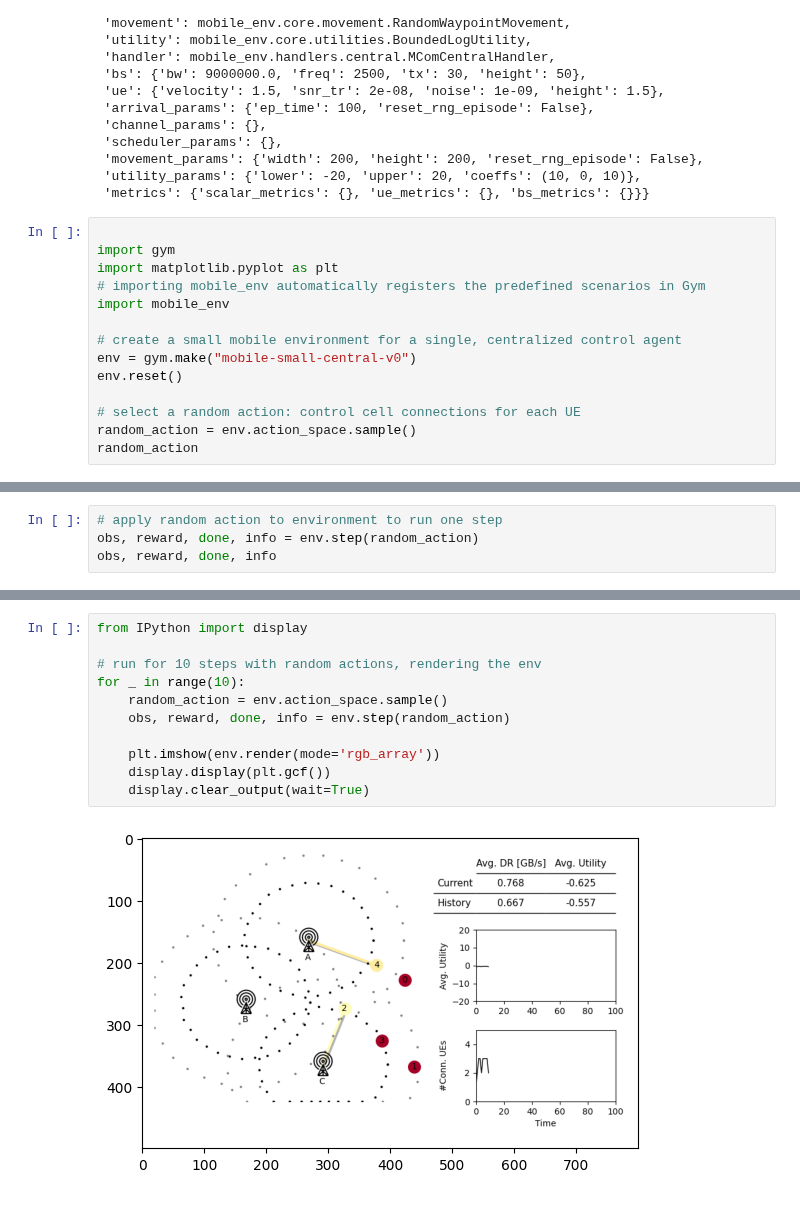
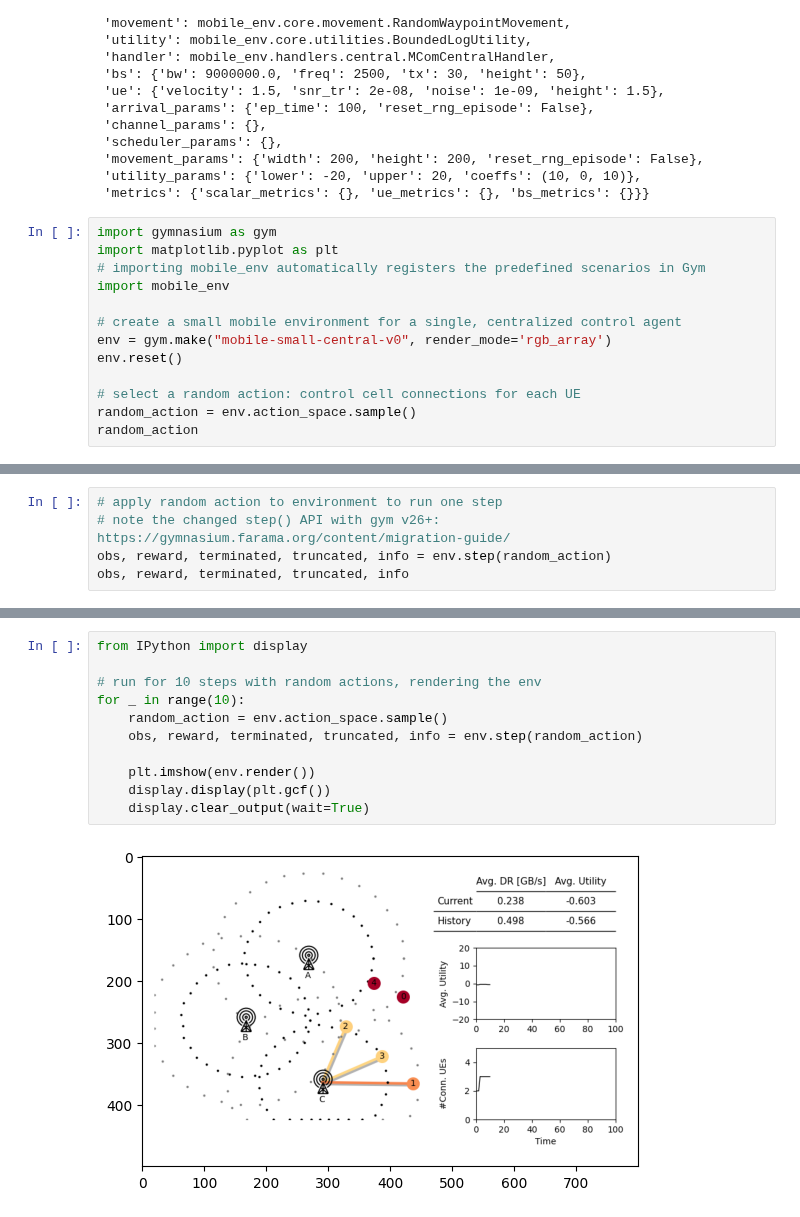
Before and after one commit to stefanbschneider/mobile-env, a Jupyter notebook: examples/test.ipynb, the cells around one changed output, grey strips where cells are left out. Saved outputs shown, nothing was run; the diff lists cells and outputs as text.

```diff
--- a/examples/test.ipynb
+++ b/examples/test.ipynb
@@ -29,14 +29,13 @@ MComSmall.default_config()
  'utility_params': {'lower': -20, 'upper': 20, 'coeffs': (10, 0, 10)},
  'metrics': {'scalar_metrics': {}, 'ue_metrics': {}, 'bs_metrics': {}}}
 # %%
-
-import gym
+import gymnasium as gym
 import matplotlib.pyplot as plt
 # importing mobile_env automatically registers the predefined scenarios in Gym
 import mobile_env
 
 # create a small mobile environment for a single, centralized control agent
-env = gym.make("mobile-small-central-v0")
+env = gym.make("mobile-small-central-v0", render_mode='rgb_array')
 env.reset()
 
 # select a random action: control cell connections for each UE
@@ -47,5 +46,6 @@ array([2, 2, 3, 3, 2], dtype=int64)
 # %%
 # apply random action to environment to run one step
-obs, reward, done, info = env.step(random_action)
-obs, reward, done, info
+# note the changed step() API with gym v26+: https://gymnasium.farama.org/content/migration-guide/
+obs, reward, terminated, truncated, info = env.step(random_action)
+obs, reward, terminated, truncated, info
 # %% [output]
@@ -66,13 +67,13 @@ obs, reward, done, info
 # %%
 from IPython import display
 
 # run for 10 steps with random actions, rendering the env
 for _ in range(10):
     random_action = env.action_space.sample()
-    obs, reward, done, info = env.step(random_action)
+    obs, reward, terminated, truncated, info = env.step(random_action)
 
-    plt.imshow(env.render(mode='rgb_array'))
+    plt.imshow(env.render())
     display.display(plt.gcf())
     display.clear_output(wait=True)
 # %% [output]
-[figure, old version]
+[figure, new version]
```
Also changed, not shown: parts of 2 cells of this notebook, 1 other file.
